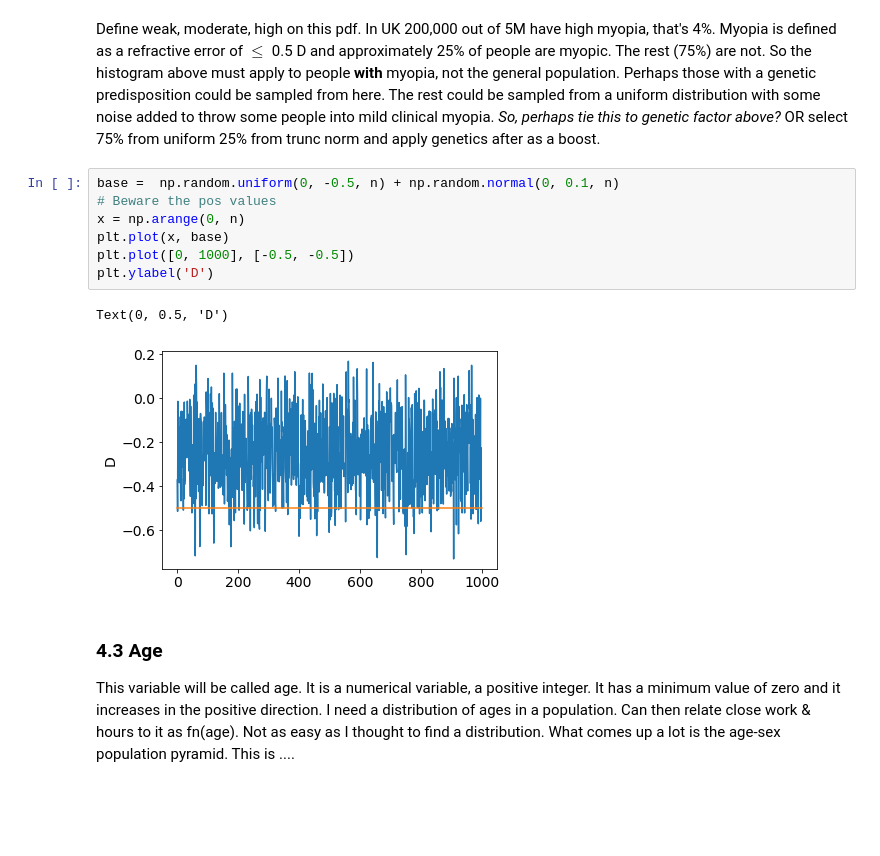
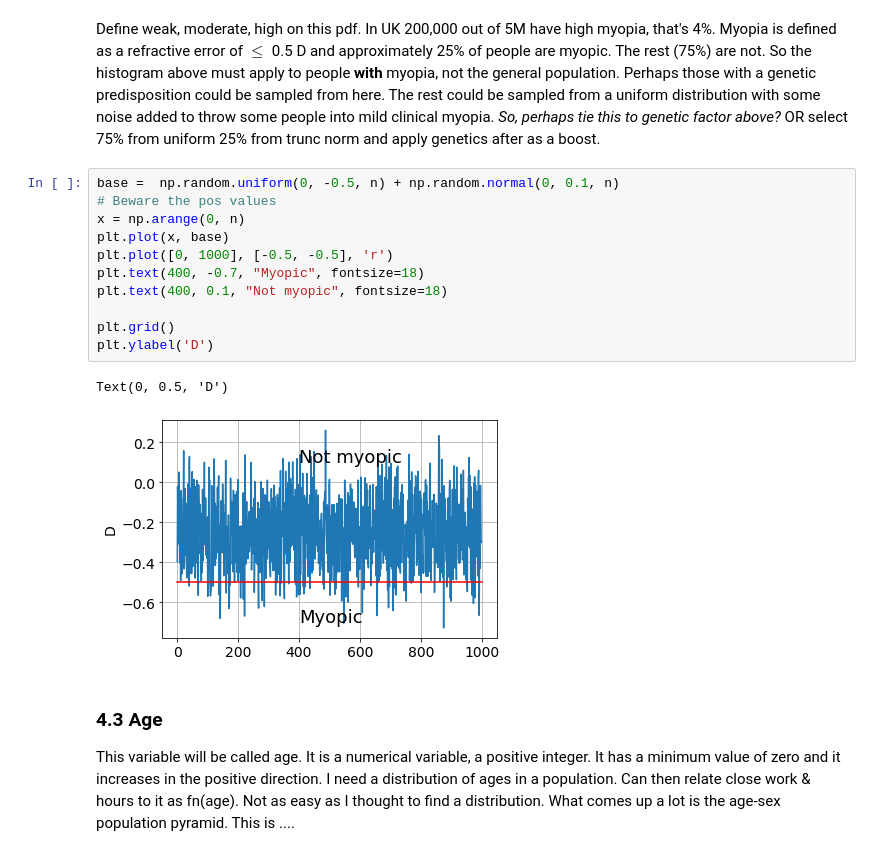
Before and after one commit to elizabethdaly/simulating-data, a Jupyter notebook: eyesight.ipynb, the cells around one changed output. Cells and saved outputs as stored; diff of their text form; blank space fills up the shorter version.

```diff
--- a/eyesight.ipynb
+++ b/eyesight.ipynb
@@ -184,13 +192,17 @@ OR select 75% from uniform 25% from trunc norm and apply genetics after as a boo
 # %%
 base =  np.random.uniform(0, -0.5, n) + np.random.normal(0, 0.1, n)
 # Beware the pos values
 x = np.arange(0, n)
 plt.plot(x, base)
-plt.plot([0, 1000], [-0.5, -0.5])
+plt.plot([0, 1000], [-0.5, -0.5], 'r')
+plt.text(400, -0.7, "Myopic", fontsize=18)
+plt.text(400, 0.1, "Not myopic", fontsize=18)
+
+plt.grid()
 plt.ylabel('D')
 # %% [output]
 Text(0, 0.5, 'D')
-[figure, old version]
+[figure, new version]
 # %% [markdown]
 ### 4.3 Age
 This variable will be called age. It is a numerical variable, a positive integer. It has a minimum value of zero and it increases in the positive direction. I need a distribution of ages in a population. Can then relate close work & hours to it as fn(age). Not as easy as I thought to find a distribution. What comes up a lot is the age-sex population pyramid. This is ....
```
Also changed, not shown: parts of 6 cells of this notebook, 1 other file.
